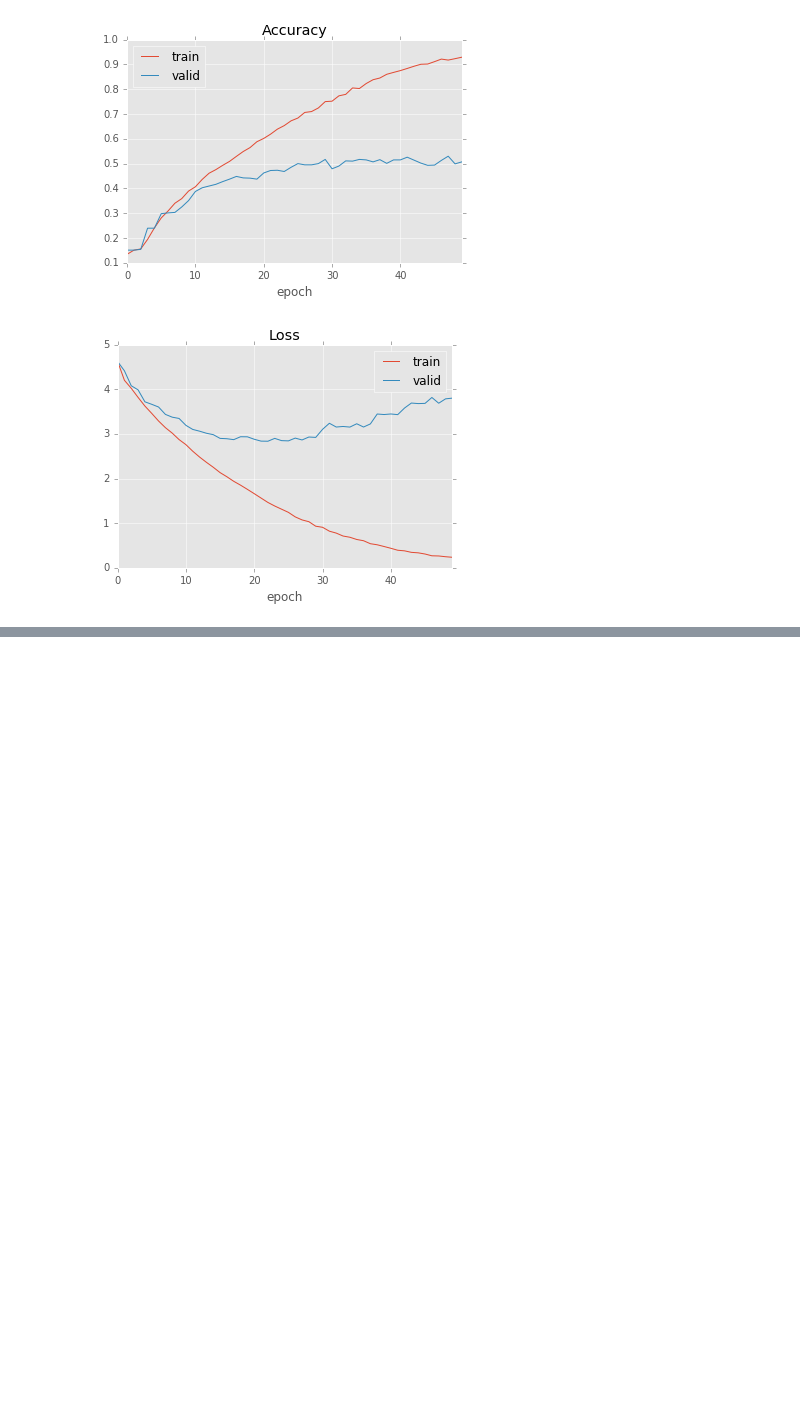
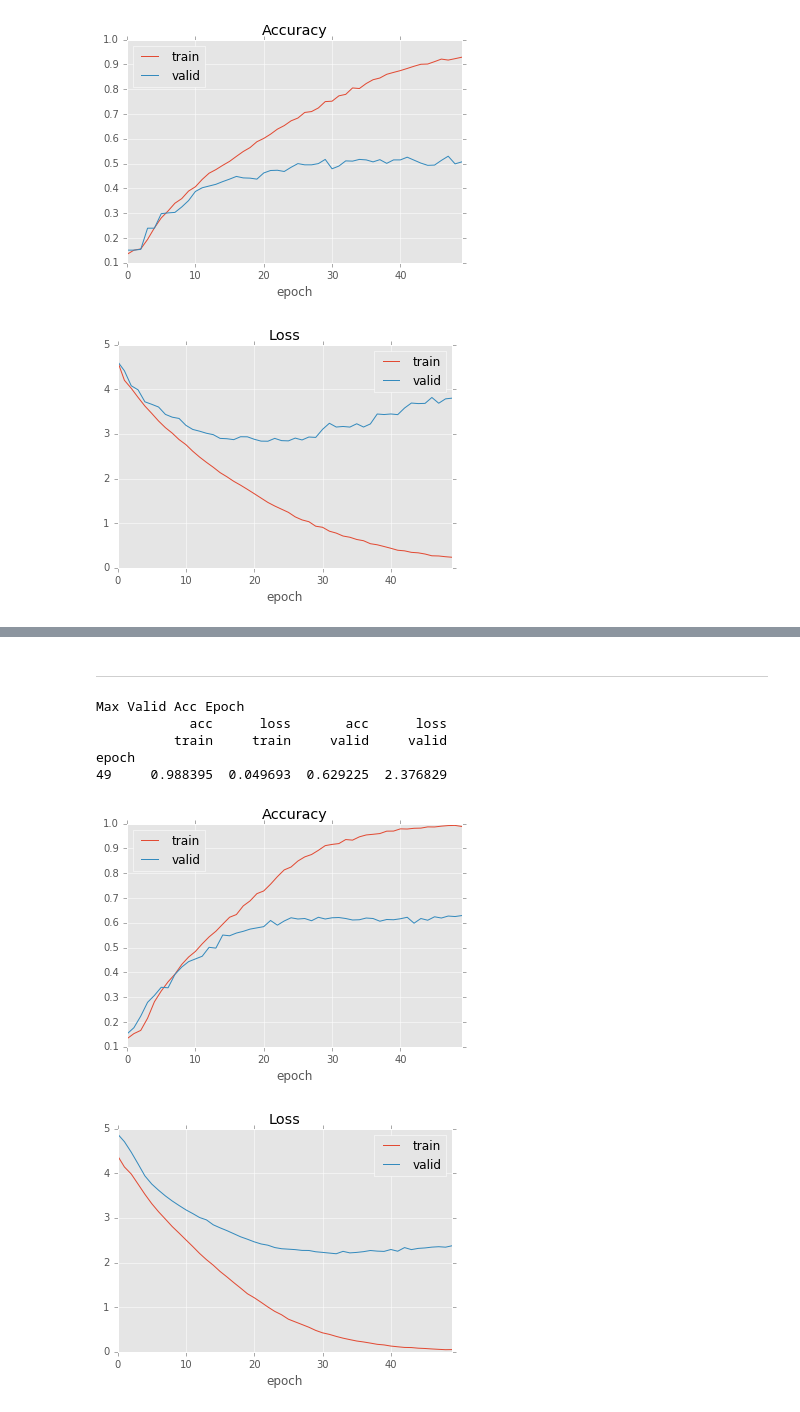
Before and after one commit to vickyliin/NLIL, a Jupyter notebook: train_law_classifier_cnn.ipynb, the cells around one changed output, grey strips where cells are left out. Saved outputs shown, nothing was run; the diff lists cells and outputs as text; code cells hidden in the pictures; blank space fills up the shorter version.

Commit message:
add lsa and drop res

```diff
--- a/train_law_classifier_cnn.ipynb
+++ b/train_law_classifier_cnn.ipynb
@@ -203,0 +244,26 @@ epoch
+# %%
+trainset = trainset.join(lsa_table)
+validset = validset.join(lsa_table)
+# %% [markdown]
+---
+# %%
+reslsa = model.CNN(maxlen=450, torel=relation, residue=True, drop_res=0.5, filter=250, feature=n_svd)
+# %%
+reslsa.featurize = lambda dataset: np.stack(dataset.feature.lsa)
+# %%
+# opt = optim.RMSprop(lr=1.2e-3)
+reslsa.compile(loss='categorical_crossentropy',
+               optimizer='RMSprop',
+               metrics=['acc'])
+reslsa.reset()
+hist_reslsa = reslsa.fit(trainset, validset, epochs=50, batch_size=128)
+# %%
+record(hist_reslsa)
+# %% [output]
+Max Valid Acc Epoch
+            acc      loss       acc      loss
+          train     train     valid     valid
+epoch
+49     0.988395  0.049693  0.629225  2.376829
+[figure, added]
+[figure, added]
```
Also changed, not shown: parts of 12 cells of this notebook, 1 other file.
